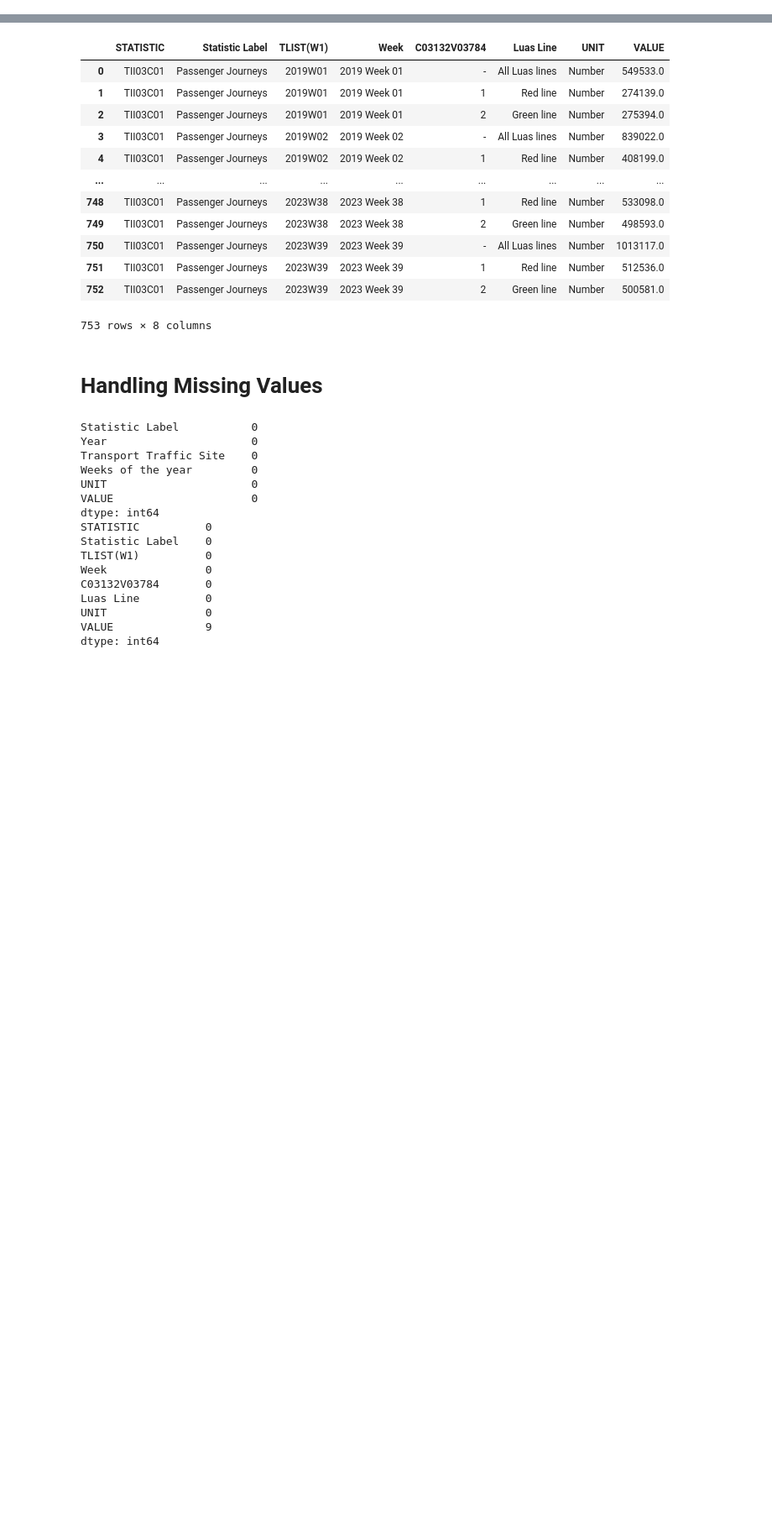
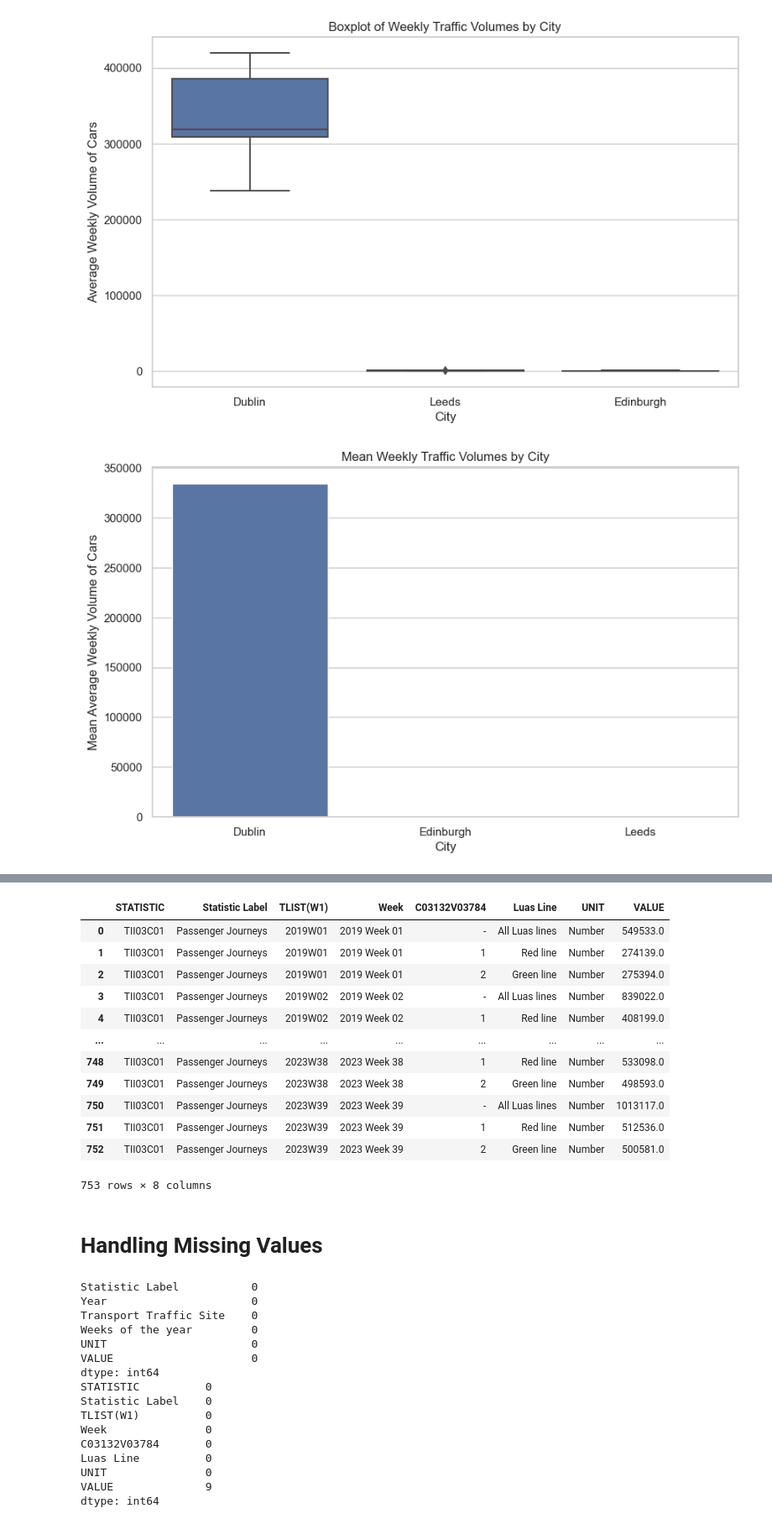
Before and after one commit to sba23022/sba23022, a Jupyter notebook: CA2_TransportFlowForecast_Analysis-checkpoint.ipynb, the cells around one changed output, grey strips where cells are left out. Shown at 84% size. Drawn from its saved outputs; the diff is of its cells as text; code cells hidden in the pictures; blank space fills up the shorter version.

```diff
--- a/CA2_TransportFlowForecast_Analysis-checkpoint.ipynb
+++ b/CA2_TransportFlowForecast_Analysis-checkpoint.ipynb
@@ -2,0 +785,14 @@ import pandas as pd
+# %%
+import pandas as pd
+
+# Load the datasets
+file_path_dublin = 'THA21.csv'
+file_path_leeds = 'dft_rawcount_local_authority_id_63_leeds.csv'
+file_path_edinburgh = 'dft_rawcount_local_authority_id_29_Edinburgh.csv'
+
+df_Dublin = pd.read_csv(file_path_dublin)
+df_Leeds = pd.read_csv(file_path_leeds)
+df_Edinburgh = pd.read_csv(file_path_edinburgh)
+
+# Displaying the first few rows of each dataset to understand their structure
+df_Dublin.head(), df_Leeds.head(), df_Edinburgh.head()
@@ -2,0 +872,26 @@ import pandas as pd
+# %%
+import matplotlib.pyplot as plt
+import seaborn as sns
+
+# Setting up the aesthetic style of the plots
+sns.set(style="whitegrid")
+
+# Creating the Boxplot
+plt.figure(figsize=(10, 6))
+sns.boxplot(x='City', y='Average_weekly_volume_of_cars', data=anova_data_sampled)
+plt.title('Boxplot of Weekly Traffic Volumes by City')
+plt.ylabel('Average Weekly Volume of Cars')
+plt.xlabel('City')
+plt.show()
+
+# Creating the Bar Chart
+mean_values = anova_data_sampled.groupby('City')['Average_weekly_volume_of_cars'].mean().reset_index()
+plt.figure(figsize=(10, 6))
+sns.barplot(x='City', y='Average_weekly_volume_of_cars', data=mean_values)
+plt.title('Mean Weekly Traffic Volumes by City')
+plt.ylabel('Mean Average Weekly Volume of Cars')
+plt.xlabel('City')
+plt.show()
+# %% [output]
+[figure, added]
+[figure, added]
```
Also changed, not shown: parts of 80 cells of this notebook.
